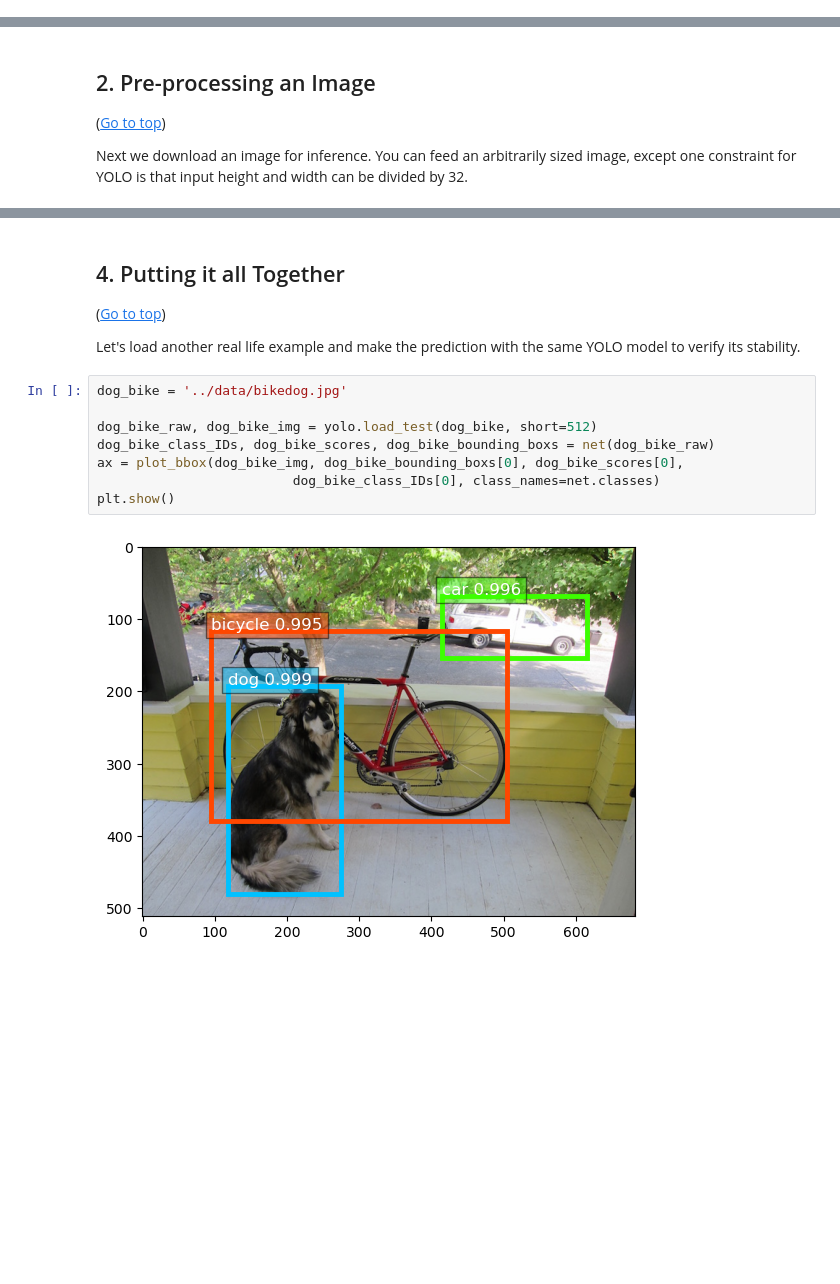
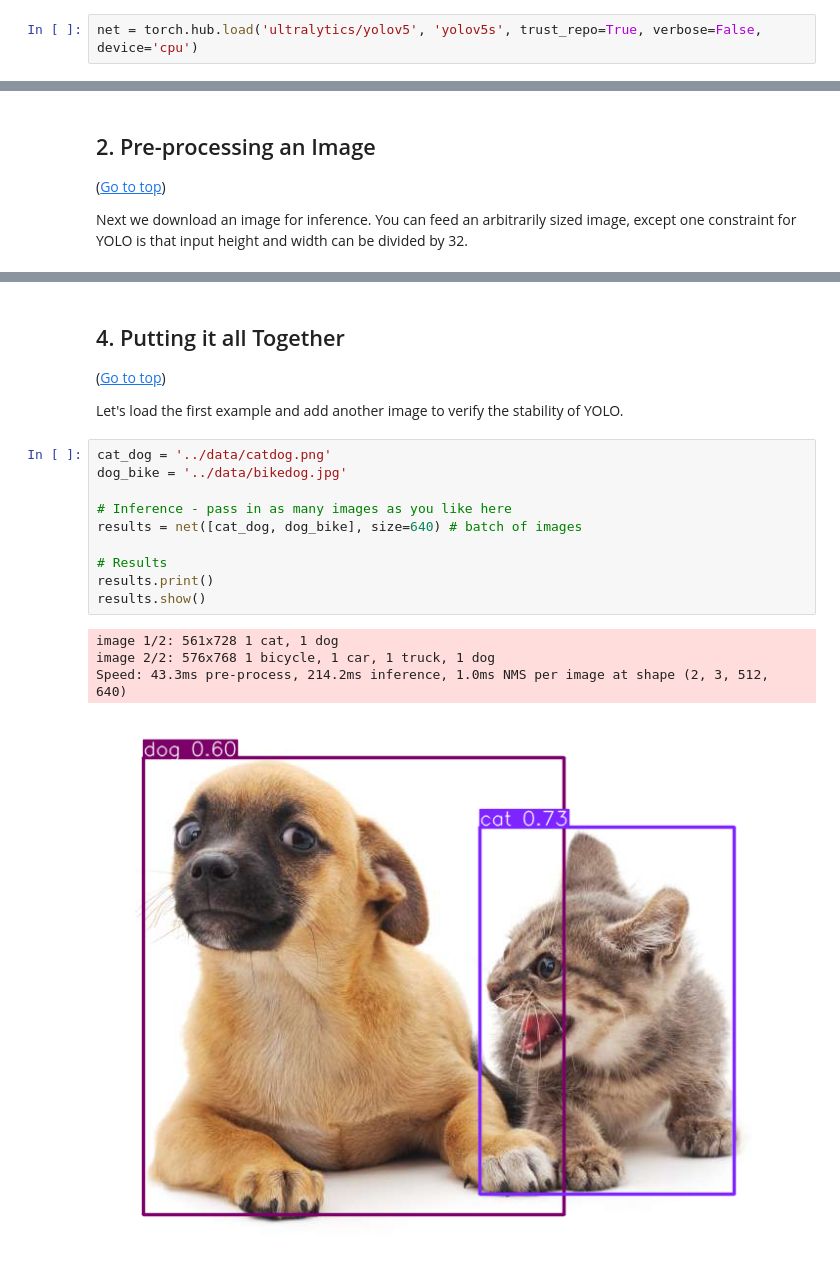
Before and after one commit to aws-samples/aws-machine-learning-university-accelerated-cv, a Jupyter notebook: notebooks/MLA-CV-DAY3-YOLO.ipynb, the cells around one changed output, grey strips where cells are left out. Cells and saved outputs as stored; diff of their text form; blank space fills up the shorter version.

Commit message:
Moved from mxnet to torch.

```diff
--- a/notebooks/MLA-CV-DAY3-YOLO.ipynb
+++ b/notebooks/MLA-CV-DAY3-YOLO.ipynb
@@ -41,0 +36,2 @@ net = model_zoo.get_model('yolo3_darknet53_voc', pretrained=True)
+# %%
+net = torch.hub.load('ultralytics/yolov5', 'yolov5s', trust_repo=True, verbose=False, device='cpu')
@@ -112,14 +86,19 @@ plt.show()
 ## 4. <a name="4">Putting it all Together</a>
 (<a href="#0">Go to top</a>)
 
-Let's load another real life example and make the prediction with the same YOLO model to verify its stability.
+Let's load the first example and add another image to verify the stability of YOLO.
-# %%
-dog_bike = '../data/bikedog.jpg'
-
-dog_bike_raw, dog_bike_img = yolo.load_test(dog_bike, short=512)
-dog_bike_class_IDs, dog_bike_scores, dog_bike_bounding_boxs = net(dog_bike_raw)
-ax = plot_bbox(dog_bike_img, dog_bike_bounding_boxs[0], dog_bike_scores[0],
-                         dog_bike_class_IDs[0], class_names=net.classes)
-plt.show()
-# %% [output]
-[figure, removed]
+# %%
+cat_dog = '../data/catdog.png'
+dog_bike = '../data/bikedog.jpg'
+
+# Inference - pass in as many images as you like here
+results = net([cat_dog, dog_bike], size=640) # batch of images
+
+# Results
+results.print()
+results.show()
+# %% [output]
+image 1/2: 561x728 1 cat, 1 dog
+image 2/2: 576x768 1 bicycle, 1 car, 1 truck, 1 dog
+Speed: 43.3ms pre-process, 214.2ms inference, 1.0ms NMS per image at shape (2, 3, 512, 640)
+[figure, added]
```
Also changed, not shown: parts of 22 cells of this notebook.
